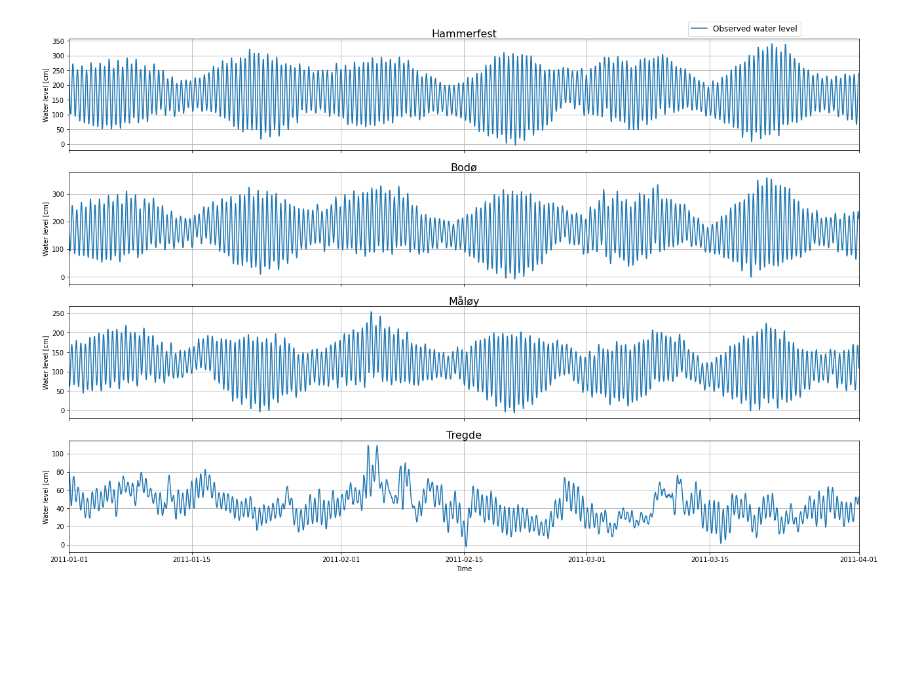
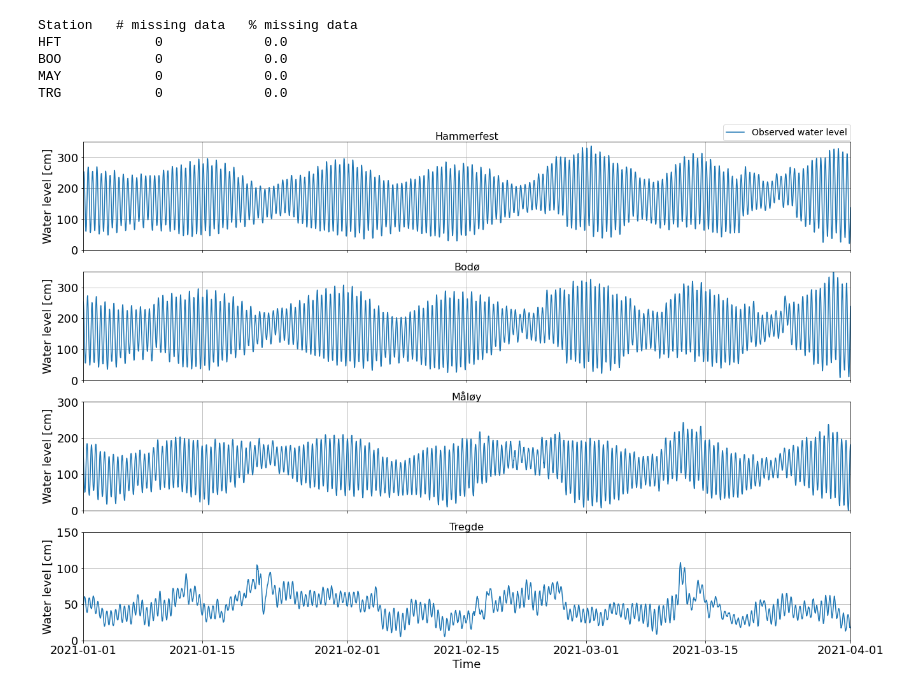
Before and after one commit to AnnaWojciechowska/GEO4300_project, a Jupyter notebook: harmonic_analysis/main.ipynb, the cells around one changed output. Cells and saved outputs as stored; diff of their text form; code cells hidden in the pictures; blank space fills up the shorter version.

Commit message:
Update the tidal analysis
Updated the scripts for tidal analysis to the final version

```diff
--- a/harmonic_analysis/main.ipynb
+++ b/harmonic_analysis/main.ipynb
@@ -13,24 +17,24 @@ from multiple_regression_tidal_constituents import multiple_regression
 # %%
 # Read the information about all water level stations from file
-df_stations_info = pd.read_csv('tide_stations_loc.csv', index_col=1)
+df_stations_info = pd.read_csv('tide_stations_locations.csv', index_col=1)
 
 # Define the stations we are interested in
 stations = ['HFT', 'BOO', 'MAY', 'TRG']
 
 # Download water level data for these station from the Norwegian Mapping Authority's API
 start_date = '2010-01-01'    # First day for which to download water level data.
-end_date = '2020-12-31'      # Last day for which to download water level data.
+end_date = '2021-12-31'      # Last day for which to download water level data.
 for station in stations:
     lat = df_stations_info.loc[station]['latitude']
     lon = df_stations_info.loc[station]['longitude']
-    #download_waterlevel(start_date, end_date, station_code, lat, lon)    # Commented out now so it doesn't actually download the data
+    #download_waterlevel(start_date, end_date, station, lat, lon)    # Commented out now so it doesn't actually download the data
 # %%
 #-----------------------------------------------------------------------------#
 # Look at and describe the data
 #-----------------------------------------------------------------------------#
 
 # Define some parameters
-year = '2011'       # Limit the analysis to one year for now
+year = '2021'       # Limit the analysis to one year
 
 # Initialize dictionaries to hold data
 df_stations = {}    # Water level data at the stations
@@ -45,20 +49,49 @@ for station in stations:
     df_stations[station]['tk'] = (df_stations[station].index - df_stations[station].index[0]).total_seconds()/(60*60)
     # Select the year we want to analyse
     df_stations[station] = df_stations[station].loc[year]
-
-# Plot the data
-fig, axs = plt.subplots(4, 1, sharex='all', figsize=(21.6,14.4))
-for i in range(len(stations)):
-    # Add a new subplot for this station
-    station = stations[i]
-    axs[i].plot(df_stations[station]['Level'].loc['2011-01':'2011-03'], label='Observed water level')
-    #axs[i].plot(df_stations[station]['regression'].loc['2011-01':'2011-03'], label='Modelled water level')
-    axs[i].set_ylabel('Water level [cm]')
-    axs[i].text(0.5, 1, df_stations_info.loc[station]['name'], verticalalignment='bottom',
-            horizontalalignment='center', transform=axs[i].transAxes, fontsize=16)
-    axs[i].grid(True)
-axs[0].legend(loc='upper center', bbox_to_anchor=(0.855, 1.19), ncol=2, fontsize=12)
-axs[-1].set_xlabel('Time')
-axs[-1].set_xlim(pd.Timestamp('2011-01-01'), pd.Timestamp('2011-04-01'));
-# %% [output]
-[figure, removed]
+# %%
+#--- Check for missing data
+obs_per_day = 144    # Theoretically there should be observations every 10 minutes, so 144 per day
+
+# Initialize dictionaries to hold the results of the analysis
+obs_per_year = {}
+missing_data = {}
+# Find the number of observations there should theoretically be for the given year
+days_per_year = 366 if calendar.isleap(int(year)) else 365
+obs_per_year_theoretical = days_per_year * obs_per_day
+for station in stations:
+    # Find the number of actual observations
+    obs_per_year[station] = df_stations[station]['Level'].count()
+    # Calculate the amount of missing data
+    missing_data[station] = {
+        'Absolute': obs_per_year_theoretical - obs_per_year[station],
+        'Realative (%)': 100*(obs_per_year_theoretical - obs_per_year[station])/obs_per_year_theoretical
+    }
+# Print the amount of missing data
+print('Station', '  # missing data', '  % missing data')
+for station in stations:
+    print( f'{station:5} {missing_data[station]["Absolute"]:10} {missing_data[station]["Realative (%)"]:15}')
+# %% [output]
+Station   # missing data   % missing data
+HFT            0             0.0
+BOO            0             0.0
+MAY            0             0.0
+TRG            0             0.0
+# %%
+#--- Plot the data for a few months (plotting the whole year will make it impossible to see details)
+ymax = [350, 350, 300, 150]    # Max value on y-axis of the plot
+fig, axs = plt.subplots(4, 1, sharex='all', figsize=(21.6,14.4))
+for i in range(len(stations)):
+    # Add a new subplot for this station
+    station = stations[i]
+    axs[i].plot(df_stations[station]['Level'].loc['2021-01':'2021-03'], label='Observed water level')
+    axs[i].set_ylabel('Water level [cm]')
+    axs[i].text(0.5, 1, df_stations_info.loc[station]['name'], verticalalignment='bottom',
+            horizontalalignment='center', transform=axs[i].transAxes, fontsize=16)
+    axs[i].grid(True)
+    axs[i].set_ylim([0, ymax[i]])
+axs[0].legend(loc='upper center', bbox_to_anchor=(0.917, 1.20), ncol=2, fontsize=14)
+axs[-1].set_xlabel('Time')
+axs[-1].set_xlim(pd.Timestamp('2021-01-01'), pd.Timestamp('2021-04-01'));
+# %% [output]
+[figure, added]
```
Also changed, not shown: parts of 16 cells of this notebook, 8 other files.
